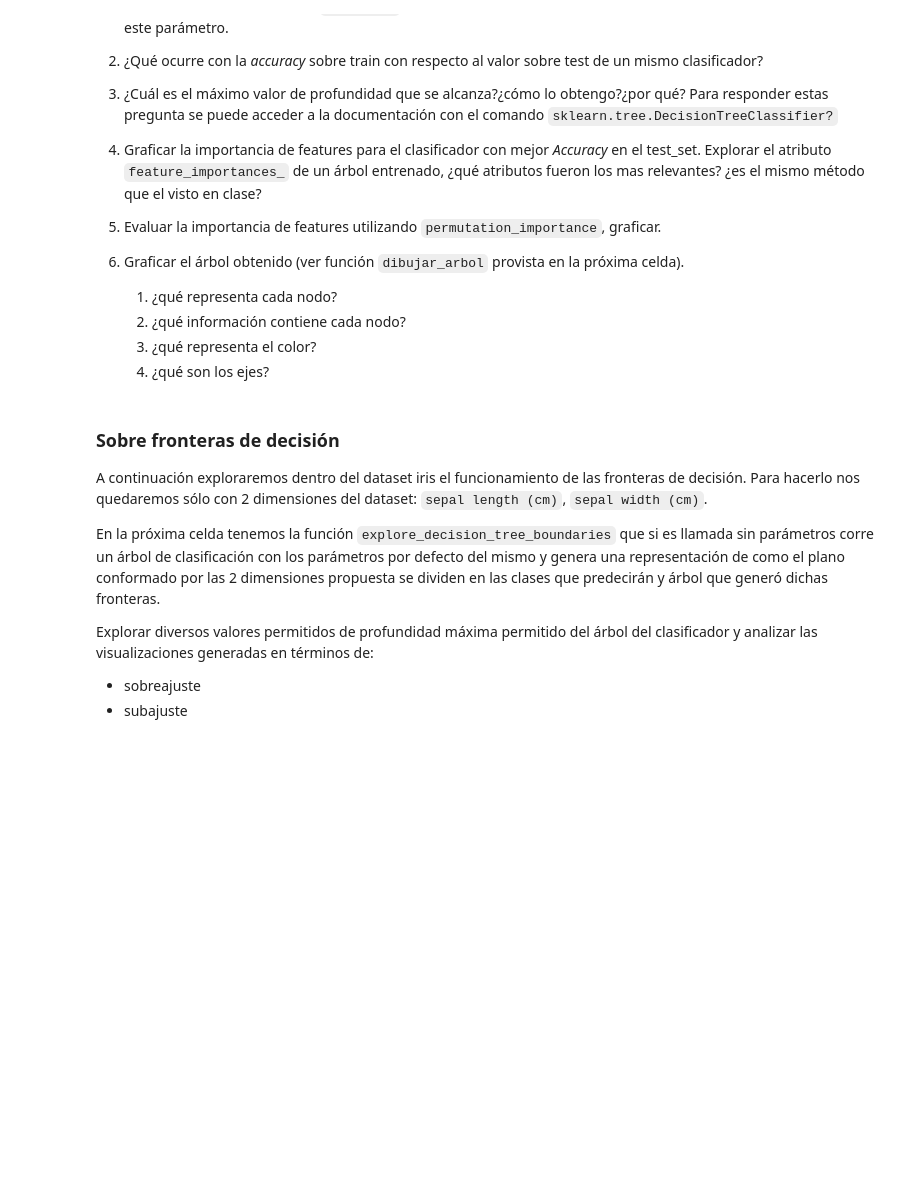
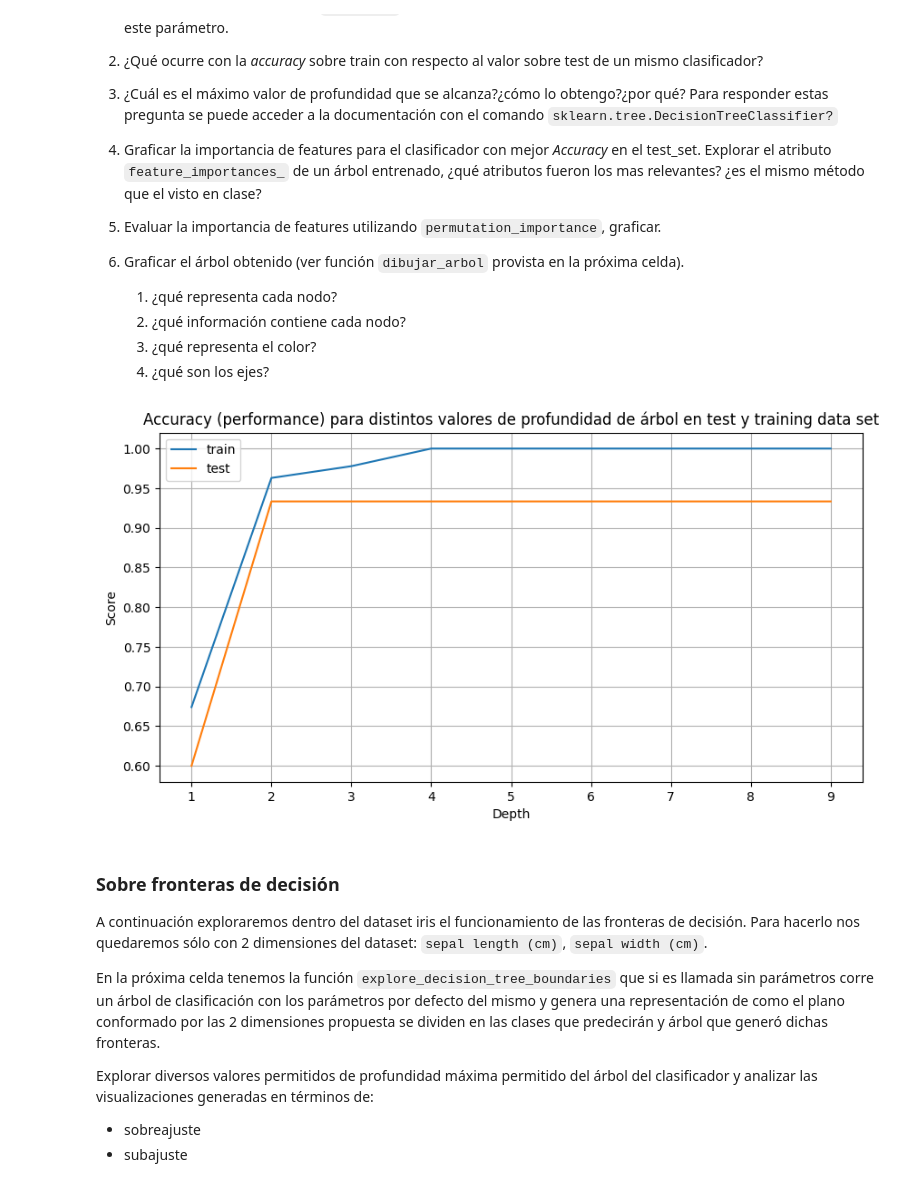
Before and after one commit to tusar-verma/Machine-learning-2c2026, a Jupyter notebook: notebooks/notebook_03_arboles_de_decision_sklearn-published.ipynb, the cells around one changed output. Cells and saved outputs as stored; diff of their text form; code cells hidden in the pictures; blank space fills up the shorter version.

```diff
--- a/notebooks/notebook_03_arboles_de_decision_sklearn-published.ipynb
+++ b/notebooks/notebook_03_arboles_de_decision_sklearn-published.ipynb
@@ -300,6 +354,28 @@ print(f"Score sobre el test set: {arbol.score(X_test, y_test):.2f}  ¿qué indic
     1. ¿qué información contiene cada nodo?
     1. ¿qué representa el color?
     1. ¿qué son los ejes?
+# %%
+### 1: Probar distintos valores de max_depth y graficar la performance en conjunto de test.
+
+X_train, X_test, y_train, y_test = sklearn.model_selection.train_test_split(
+    iris_dataset['data'], iris_dataset['target'], random_state=4, test_size=0.1)
+
+valores_de_depth = np.arange(1,10)
+
+arboles_por_depth = [DecisionTreeClassifier(max_depth=depth, criterion="entropy").fit(X_train, y_train) for depth in valores_de_depth ]
+scores_train = [arbol.score(X_train, y_train) for arbol in arboles_por_depth]
+scores_test = [arbol.score(X_test, y_test) for arbol in arboles_por_depth]
+
+plt.plot(valores_de_depth, scores_train, label="train")
+plt.plot(valores_de_depth, scores_test, label="test")
+plt.xlabel("Depth")
+plt.ylabel("Score")
+plt.title("Accuracy (performance) para distintos valores de profundidad de árbol en test y training data set")
+plt.legend()
+plt.grid()
+plt.show()
+# %% [output]
+[figure, added]
 # %%
 # !pip3 install pydotplus
 # También instalar Graphviz. (en ubuntu: sudo apt-get install graphviz)
```
Also changed, not shown: parts of 11 cells of this notebook.
